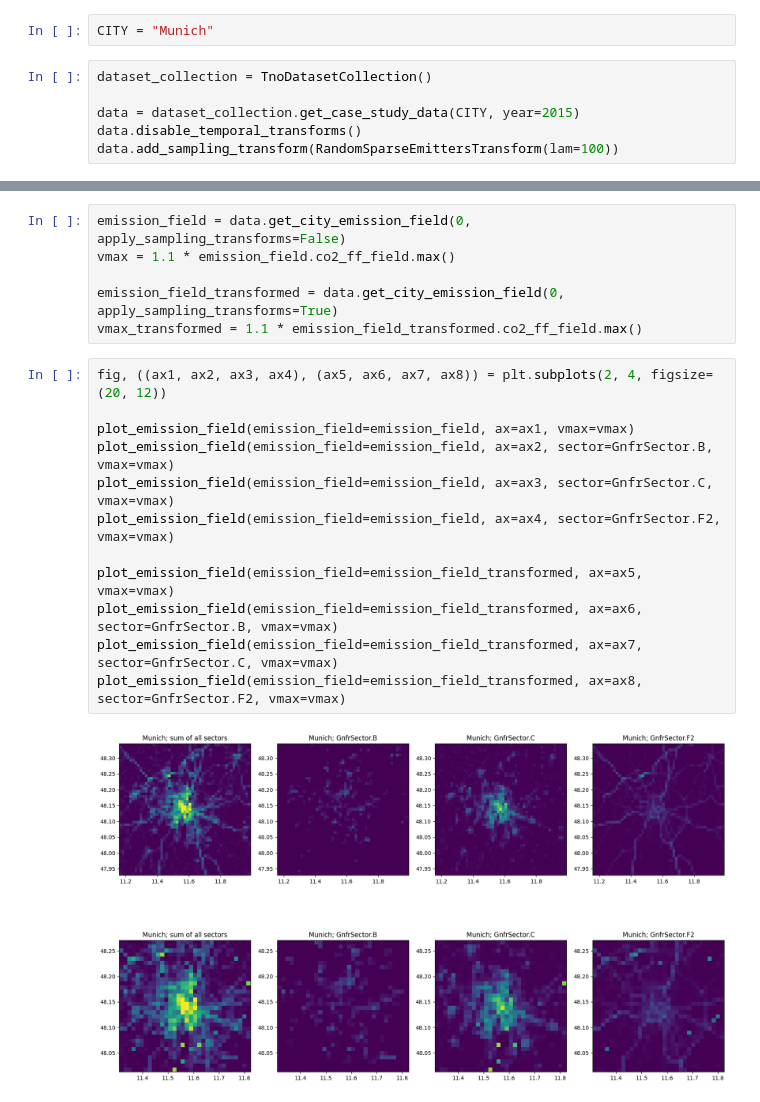
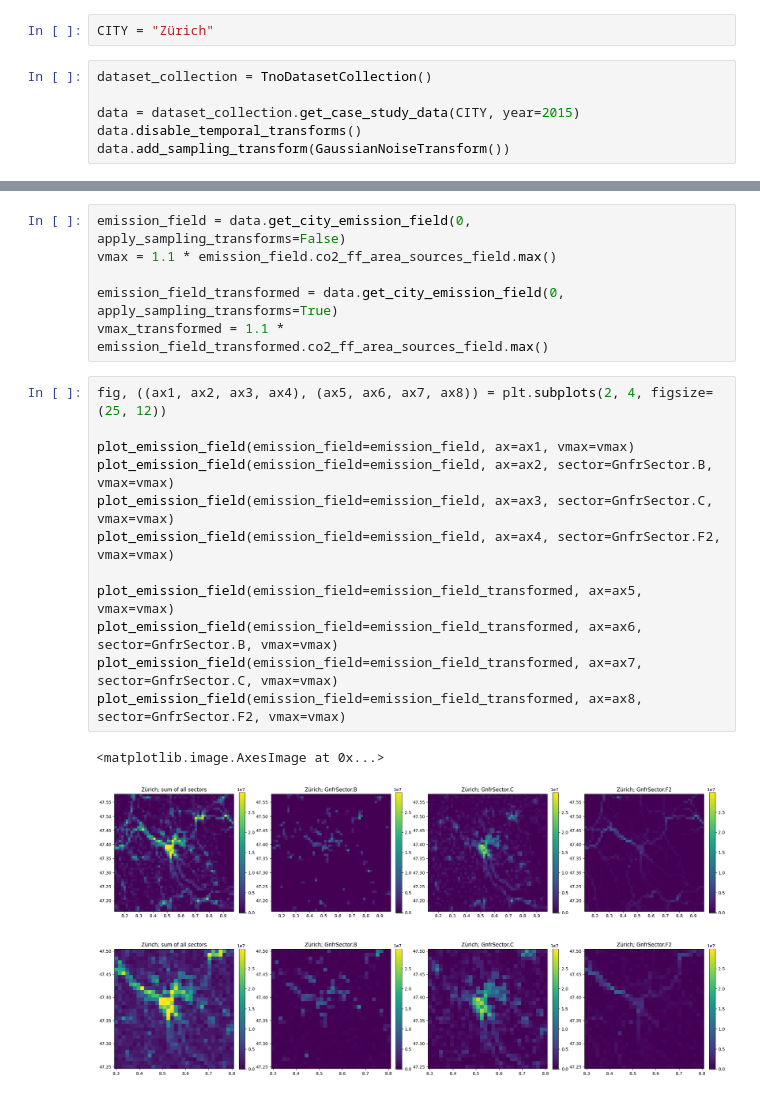
Before and after one commit to tum-esm/inventory-embeddings, a Jupyter notebook: notebooks/visualizations/plot_case_study_city_emissions.ipynb, the cells around one changed output, grey strips where cells are left out. Cells and saved outputs as stored; diff of their text form.

```diff
--- a/notebooks/visualizations/plot_case_study_city_emissions.ipynb
+++ b/notebooks/visualizations/plot_case_study_city_emissions.ipynb
@@ -5,11 +5,11 @@ import matplotlib.pyplot as plt
 from src.common.gnfr_sector import GnfrSector
 from src.plotting.city_emission_field_plot import plot_emission_field
 # %%
-CITY = "Munich"
+CITY = "Zürich"
 # %%
 dataset_collection = TnoDatasetCollection()
 
 data = dataset_collection.get_case_study_data(CITY, year=2015)
 data.disable_temporal_transforms()
-data.add_sampling_transform(RandomSparseEmittersTransform(lam=100))
+data.add_sampling_transform(GaussianNoiseTransform())
 # %% [output]
@@ -24,20 +24,21 @@ data.add_sampling_transform(RandomSparseEmittersTransform(lam=100))
 # %%
 emission_field = data.get_city_emission_field(0, apply_sampling_transforms=False)
-vmax = 1.1 * emission_field.co2_ff_field.max()
+vmax = 1.1 * emission_field.co2_ff_area_sources_field.max()
 
 emission_field_transformed = data.get_city_emission_field(0, apply_sampling_transforms=True)
-vmax_transformed = 1.1 * emission_field_transformed.co2_ff_field.max()
+vmax_transformed = 1.1 * emission_field_transformed.co2_ff_area_sources_field.max()
 # %%
-fig, ((ax1, ax2, ax3, ax4), (ax5, ax6, ax7, ax8)) = plt.subplots(2, 4, figsize=(20, 12))
+fig, ((ax1, ax2, ax3, ax4), (ax5, ax6, ax7, ax8)) = plt.subplots(2, 4, figsize=(25, 12))
 
 plot_emission_field(emission_field=emission_field, ax=ax1, vmax=vmax)
 plot_emission_field(emission_field=emission_field, ax=ax2, sector=GnfrSector.B, vmax=vmax)
 plot_emission_field(emission_field=emission_field, ax=ax3, sector=GnfrSector.C, vmax=vmax)
 plot_emission_field(emission_field=emission_field, ax=ax4, sector=GnfrSector.F2, vmax=vmax)
 
 plot_emission_field(emission_field=emission_field_transformed, ax=ax5, vmax=vmax)
 plot_emission_field(emission_field=emission_field_transformed, ax=ax6, sector=GnfrSector.B, vmax=vmax)
 plot_emission_field(emission_field=emission_field_transformed, ax=ax7, sector=GnfrSector.C, vmax=vmax)
 plot_emission_field(emission_field=emission_field_transformed, ax=ax8, sector=GnfrSector.F2, vmax=vmax)
 # %% [output]
+<matplotlib.image.AxesImage at 0x...>
-[figure, old version]
+[figure, new version]
```
Also changed, not shown: parts of 2 cells of this notebook, 4 other files.
